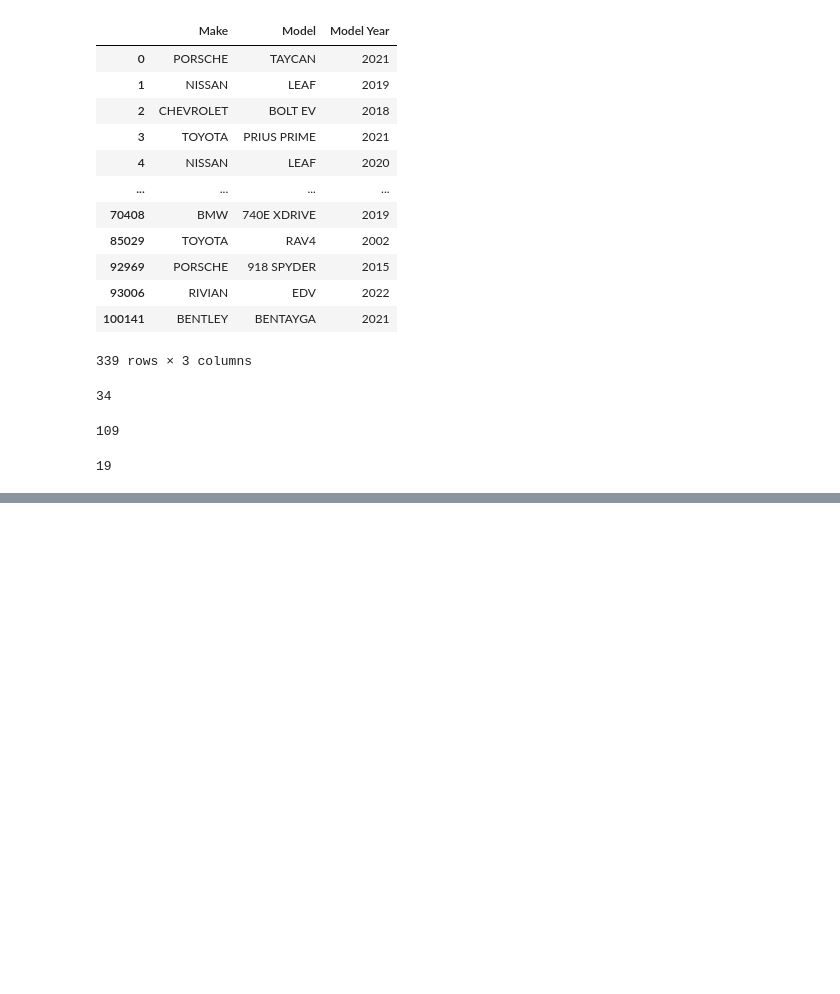
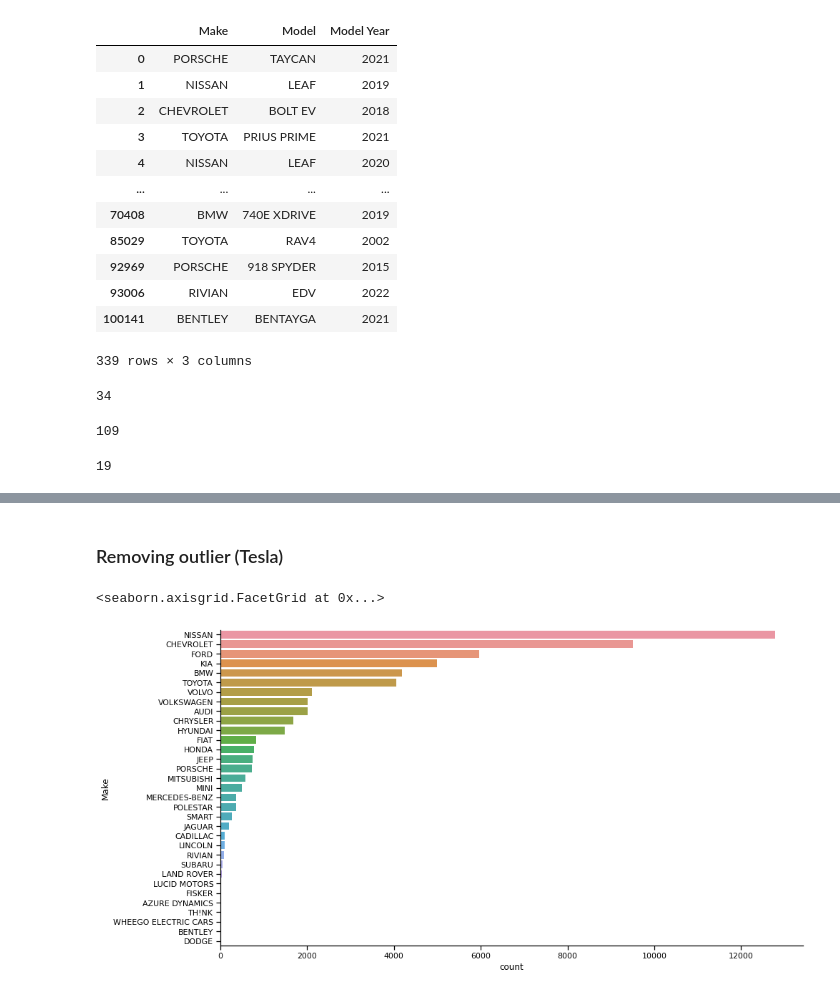
Before and after one commit to robptrck/electric-vehicles-WA, a Jupyter notebook: electric_vehicles_WA.ipynb, the cells around one changed output, grey strips where cells are left out. Drawn from its saved outputs; the diff is of its cells as text; code cells hidden in the pictures; blank space fills up the shorter version.

```diff
--- a/electric_vehicles_WA.ipynb
+++ b/electric_vehicles_WA.ipynb
@@ -93,0 +102,8 @@ sns.catplot(data=models, y='Make',kind='count',ci=None,legend_out=False, height=
+# %% [markdown]
+### Removing outlier (Tesla)
+# %%
+plot_order = df['Make'].value_counts().sort_values(ascending=False).index.values
+sns.catplot(data=df, y='Make',kind='count',ci=None, legend_out=False, height=7, aspect=2, order=plot_order[1:])
+# %% [output]
+<seaborn.axisgrid.FacetGrid at 0x...>
+[figure, added]
```
Also changed, not shown: parts of 5 cells of this notebook.
